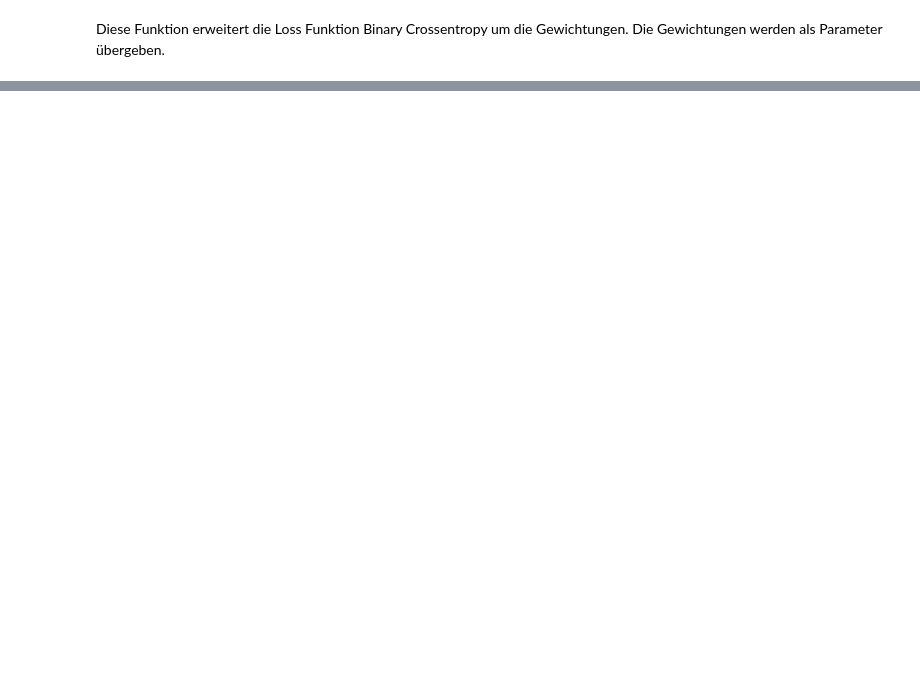
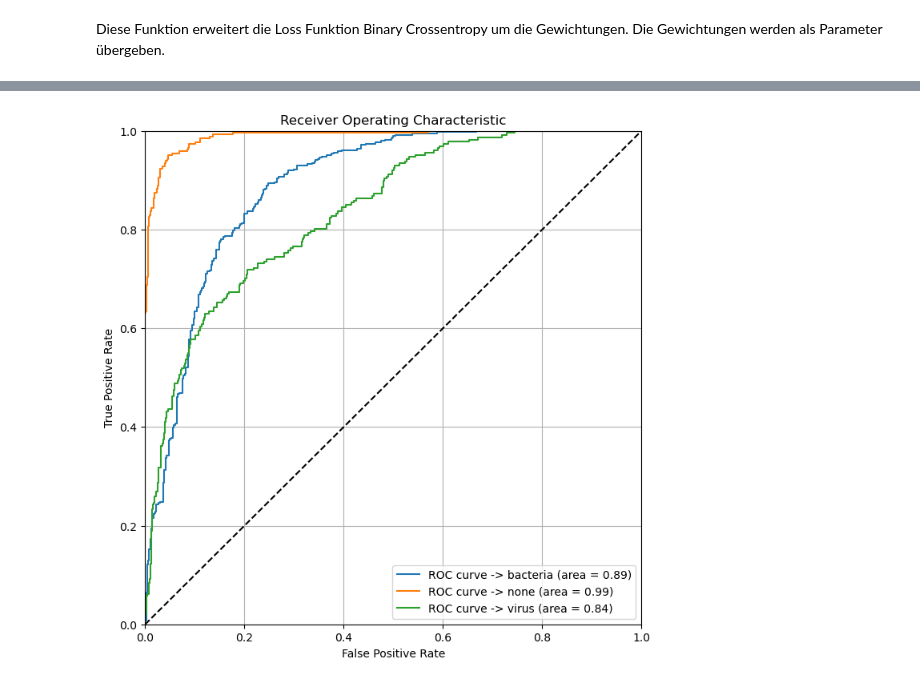
Before and after one commit to PhilippVogel92/ai_for_smart_health, a Jupyter notebook: ai_smart_health_portfolio_02_pneumonia_prediction.ipynb, the cells around one changed output, grey strips where cells are left out. Drawn from its saved outputs; the diff is of its cells as text; code cells hidden in the pictures; blank space fills up the shorter version.

```diff
--- a/ai_smart_health_portfolio_02_pneumonia_prediction.ipynb
+++ b/ai_smart_health_portfolio_02_pneumonia_prediction.ipynb
@@ -1140,0 +1515,4 @@ KeyboardInterrupt:
+# %%
+#load model and predict
+model = keras.models.load_model("models/CNN_with_dense_net_InfectionType_20230702-18h12min.hdf5", compile=False)
+model.summary()
@@ -1140,0 +1610,37 @@ KeyboardInterrupt:
+# %%
+# Code for multi-class model
+from sklearn.metrics import roc_curve, auc
+
+
+# Compute the ROC curve and AUC for each class
+fpr = dict()
+tpr = dict()
+roc_auc = dict()
+
+classes = label_column
+
+for i in range(len(classes)):
+    fpr[i], tpr[i], _ = roc_curve(y_true[:, i], y_pred[:, i])
+    roc_auc[i] = auc(fpr[i], tpr[i])
+
+# Plot the ROC curve
+fig, ax = plt.subplots(figsize=(8, 8))
+
+# Get class names
+class_names = list(classes)
+
+for i, label in enumerate(classes):
+    ax.plot(fpr[i], tpr[i],
+            label=f"ROC curve -> {label} (area = {roc_auc[i]:.2f})")
+
+ax.plot([0, 1], [0, 1], 'k--')
+ax.set_xlim([0.0, 1.0])
+ax.set_ylim([0.0, 1.0])
+ax.set_xlabel('False Positive Rate')
+ax.set_ylabel('True Positive Rate')
+ax.set_title('Receiver Operating Characteristic')
+ax.legend(loc="lower right")
+plt.grid(True)
+plt.show()
+# %% [output]
+[figure, added]
```
Also changed, not shown: parts of 94 cells of this notebook.
